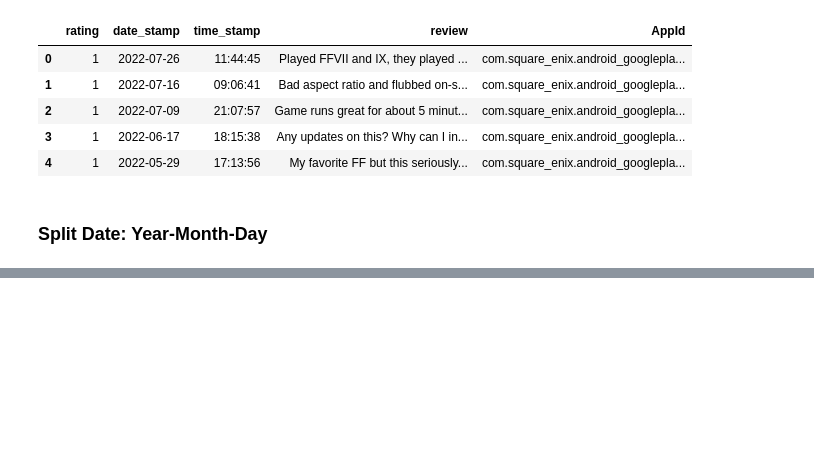
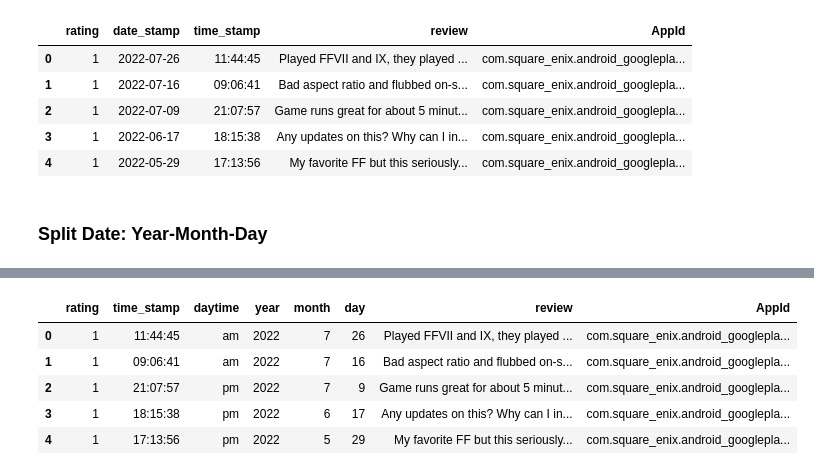
Before and after one commit to lammypi/Text, a Jupyter notebook: review-scraping-final-fantasy-viii-remastered.ipynb, the cells around one changed output, grey strips where cells are left out. Saved outputs shown, nothing was run; the diff lists cells and outputs as text; code cells hidden in the pictures; blank space fills up the shorter version.

```diff
--- a/review-scraping-final-fantasy-viii-remastered.ipynb
+++ b/review-scraping-final-fantasy-viii-remastered.ipynb
@@ -399,0 +428,6 @@ all_reviews_df.head()
+# %%
+# Drop date_stamp
+all_reviews_df.drop(['date_stamp'], axis=1, inplace=True)
+
+# Check
+all_reviews_df.head()
@@ -399,0 +441,23 @@ all_reviews_df.head()
+# %%
+# Empty list
+daytime=[]
+
+# Determine if the posting was made in the AM or PM
+for t in all_reviews_df.time_stamp:
+    if t.hour >= 12:
+        daytime.append('pm')
+    else:
+        daytime.append('am')
+
+# Add to dataframe
+all_reviews_df.insert(2, 'daytime', daytime)
+
+# Check
+all_reviews_df.head()
+# %% [output]
+|  | rating | time_stamp | daytime | year | month | day | review | AppId |
+| 0 | 1 | 11:44:45 | am | 2022 | 7 | 26 | Played FFVII and IX, they played ... | com.square_enix.android_googlepla... |
+| 1 | 1 | 09:06:41 | am | 2022 | 7 | 16 | Bad aspect ratio and flubbed on-s... | com.square_enix.android_googlepla... |
+| 2 | 1 | 21:07:57 | pm | 2022 | 7 | 9 | Game runs great for about 5 minut... | com.square_enix.android_googlepla... |
+| 3 | 1 | 18:15:38 | pm | 2022 | 6 | 17 | Any updates on this? Why can I in... | com.square_enix.android_googlepla... |
+| 4 | 1 | 17:13:56 | pm | 2022 | 5 | 29 | My favorite FF but this seriously... | com.square_enix.android_googlepla... |
```
Also changed, not shown: parts of 10 cells of this notebook.
